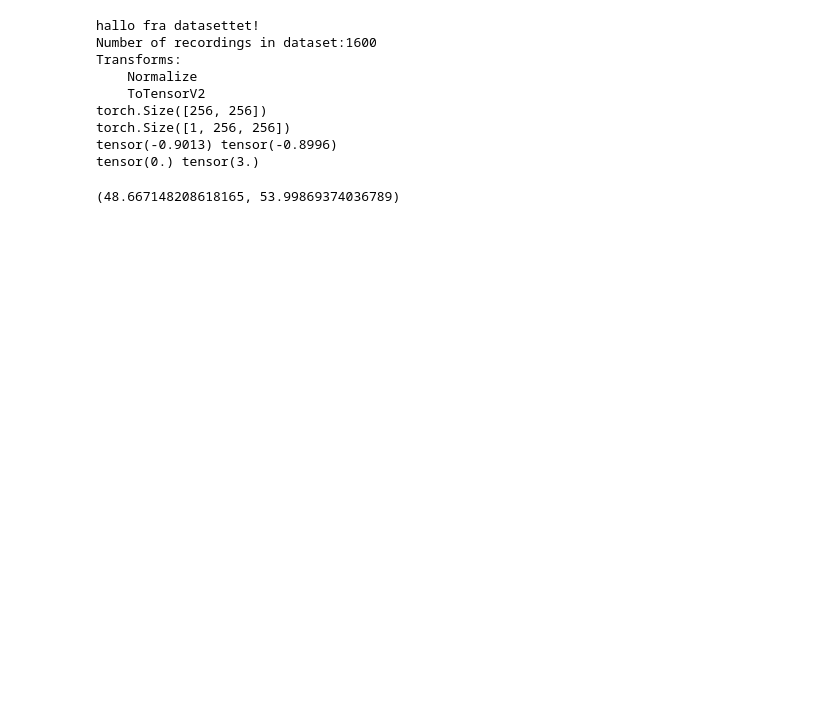
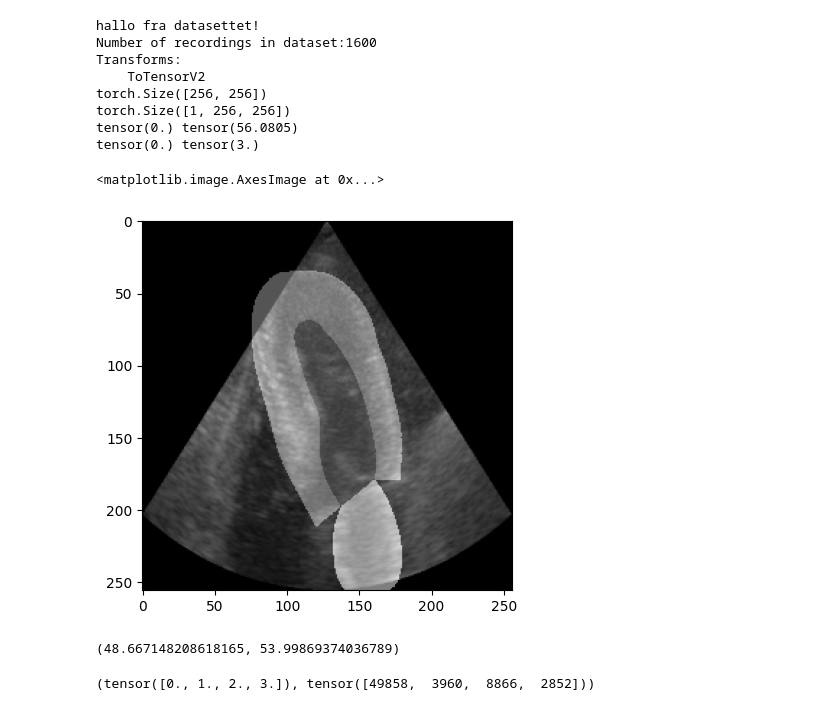
Before and after one commit to Anderzz/masters-thesis, a Jupyter notebook: unet1/data_loading/data_loader.ipynb, the cells around one changed output. Drawn from its saved outputs; the diff is of its cells as text; code cells hidden in the pictures; blank space fills up the shorter version.

```diff
--- a/unet1/data_loading/data_loader.ipynb
+++ b/unet1/data_loading/data_loader.ipynb
@@ -142,7 +142,7 @@ if __name__ == "__main__":
             # A.ImageCompression(quality_lower=60, quality_upper=100, p=0.5),
             # A.RandomBrightnessContrast(brightness_limit=0.3, contrast_limit=0.3, p=0.5),
             # A.Normalize(mean=(0.485), std=(0.229)),
-            A.Normalize(mean=(48.6671), std=(53.9987), max_pixel_value=1.0),
+            # A.Normalize(mean=(48.6671), std=(53.9987), max_pixel_value=1.0),
             ToTensorV2(),
         ]
     )
@@ -156,6 +156,7 @@ if __name__ == "__main__":
     dataloader = torch.utils.data.DataLoader(dataset_train_pytorch, **params)
     train_iterator_pytorch = iter(dataloader)
     X, y = next(train_iterator_pytorch)
+    y_one_hot = utils.convert_to_one_hot(y)
     X = X.squeeze()
     print(X.shape)
     print(y.shape)
@@ -185,13 +186,22 @@ if __name__ == "__main__":
 hallo fra datasettet!
 Number of recordings in dataset:1600
 Transforms:
-    Normalize
     ToTensorV2
 torch.Size([256, 256])
 torch.Size([1, 256, 256])
-tensor(-0.9013) tensor(-0.8996)
+tensor(0.) tensor(56.0805)
 tensor(0.) tensor(3.)
+# %%
+plt.imshow(X.T, cmap="gray")
+plt.imshow(y[0].T, cmap="gray", alpha=0.5)
+# %% [output]
+<matplotlib.image.AxesImage at 0x...>
+[figure, added]
 # %%
 np.mean(means), np.mean(stds)
 # %% [output]
 (48.667148208618165, 53.99869374036789)
+# %%
+y[0].unique(return_counts=True)
+# %% [output]
+(tensor([0., 1., 2., 3.]), tensor([49858,  3960,  8866,  2852]))
```
Also changed, not shown: parts of 1 cell of this notebook, 3 other files.
